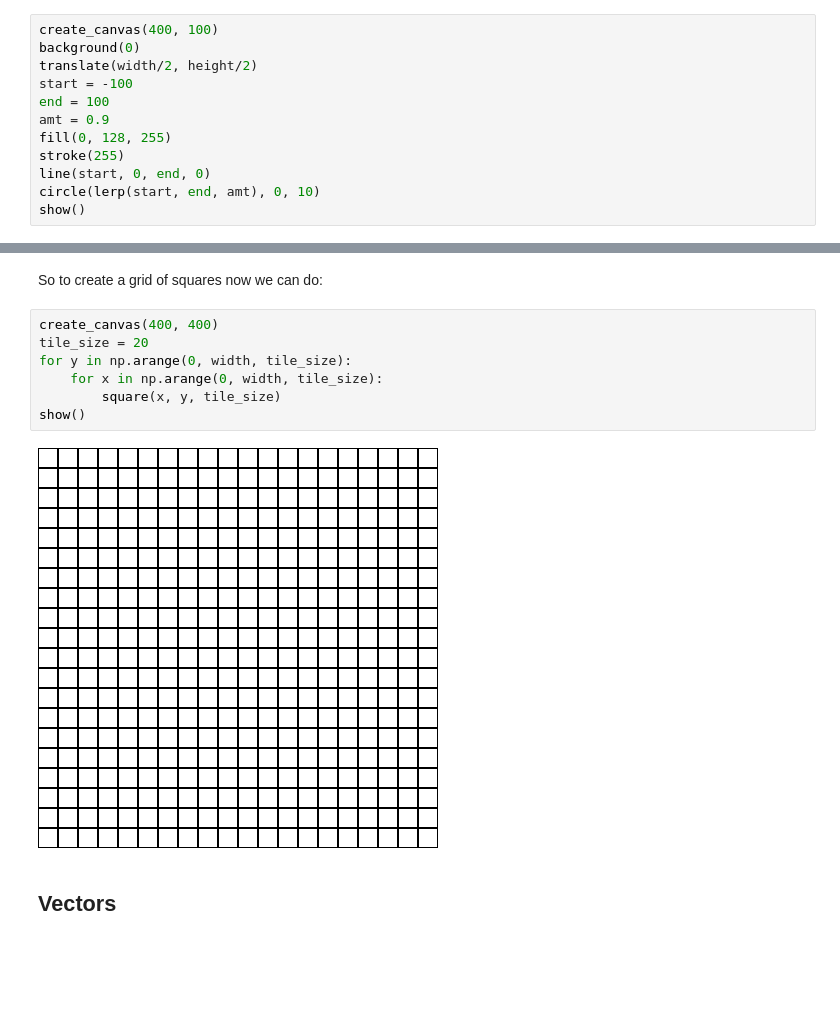
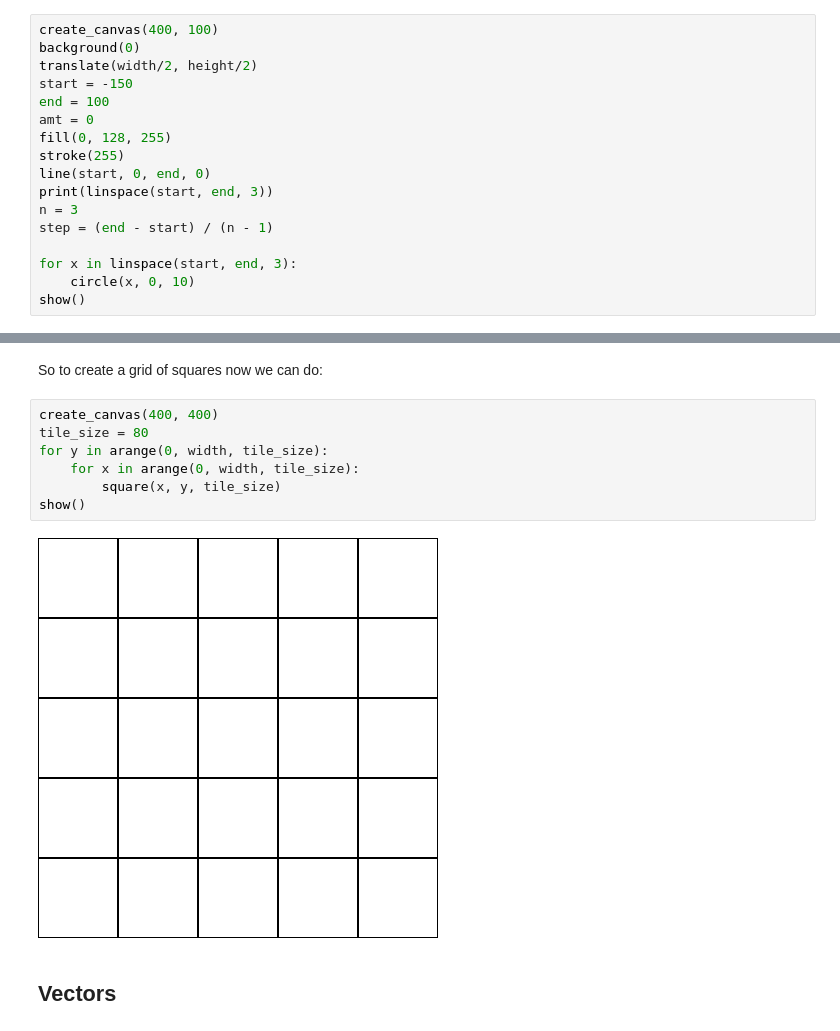
Before and after one commit to colormotor/generative_drawing_py, a Jupyter notebook: examples/week5/lists_and_vectors.ipynb, the cells around one changed output, grey strips where cells are left out. Saved outputs shown, nothing was run; the diff lists cells and outputs as text; blank space fills up the shorter version.

```diff
--- a/examples/week5/lists_and_vectors.ipynb
+++ b/examples/week5/lists_and_vectors.ipynb
@@ -261,12 +258,17 @@ horizontal line with a circle at a certain percentage along the line:
 create_canvas(400, 100)
 background(0)
 translate(width/2, height/2)
-start = -100
+start = -150
 end = 100
-amt = 0.9
+amt = 0
 fill(0, 128, 255)
 stroke(255)
 line(start, 0, end, 0)
-circle(lerp(start, end, amt), 0, 10)
+print(linspace(start, end, 3))
+n = 3
+step = (end - start) / (n - 1)
+
+for x in linspace(start, end, 3):
+    circle(x, 0, 10)
 show()
 # %% [output]
@@ -354,13 +357,13 @@ array([0.  , 0.25, 0.5 , 0.75, 1.  ])
 So to create a grid of squares now we can do:
 # %%
 create_canvas(400, 400)
-tile_size = 20
-for y in np.arange(0, width, tile_size):
-    for x in np.arange(0, width, tile_size):
+tile_size = 80
+for y in arange(0, width, tile_size):
+    for x in arange(0, width, tile_size):
         square(x, y, tile_size)
 show()
 # %% [output]
-[figure, old version]
+[figure, new version]
 # %% [markdown]
 ## Vectors
 # %% [markdown]
```
Also changed, not shown: parts of 6 cells of this notebook, 1 other file.
